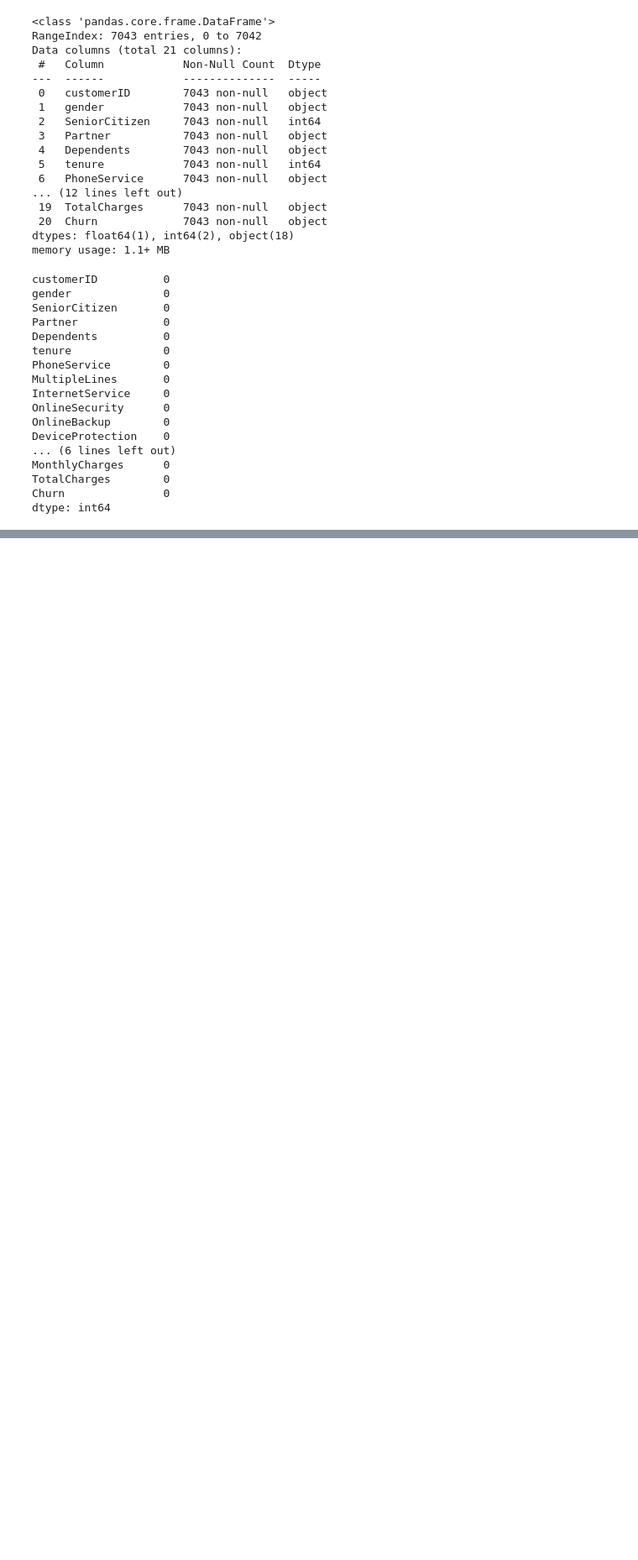
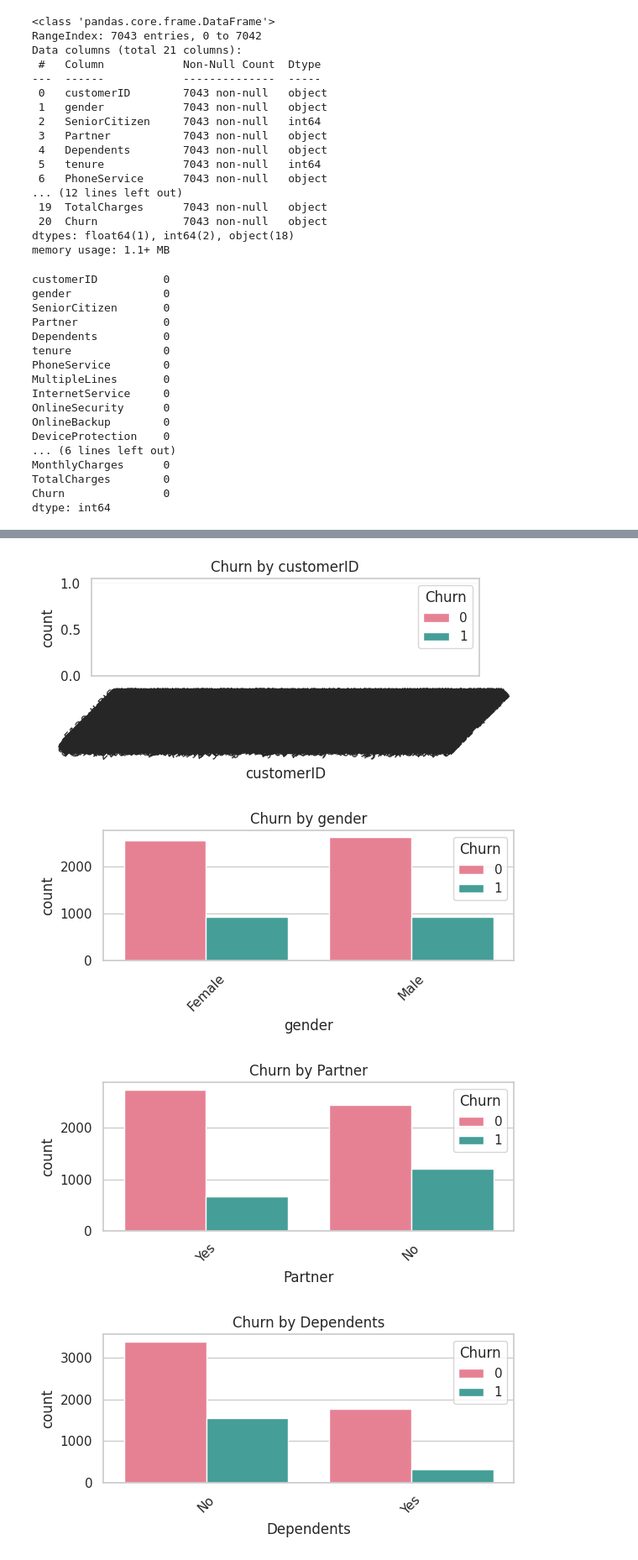
Before and after one commit to Ganindu-Deshapriya/Customer_Churn_Prediction_Group_06, a Jupyter notebook: Customer_Churn_Prediction_Group_06/notebooks/Sanjaya_FC211023/EDA.ipynb, the cells around one changed output, grey strips where cells are left out. Shown: that part at 84% size. Cells and saved outputs as stored; diff of their text form; code cells hidden in the pictures; blank space fills up the shorter version.

```diff
--- a/Customer_Churn_Prediction_Group_06/notebooks/Sanjaya_FC211023/EDA.ipynb
+++ b/Customer_Churn_Prediction_Group_06/notebooks/Sanjaya_FC211023/EDA.ipynb
@@ -62,0 +119,15 @@ dtype: int64
+# %%
+cat_cols = df.select_dtypes(include='object').columns
+
+for col in cat_cols:
+    plt.figure(figsize=(6, 3))
+    sns.countplot(data=df, x=col, hue='Churn', palette='husl')
+    plt.title(f"Churn by {col}")
+    plt.xticks(rotation=45)
+    plt.tight_layout()
+    plt.show()
+# %% [output]
+[figure, added]
+[figure, added]
+[figure, added]
+[figure, added]
```
Also changed, not shown: parts of 6 cells of this notebook.
